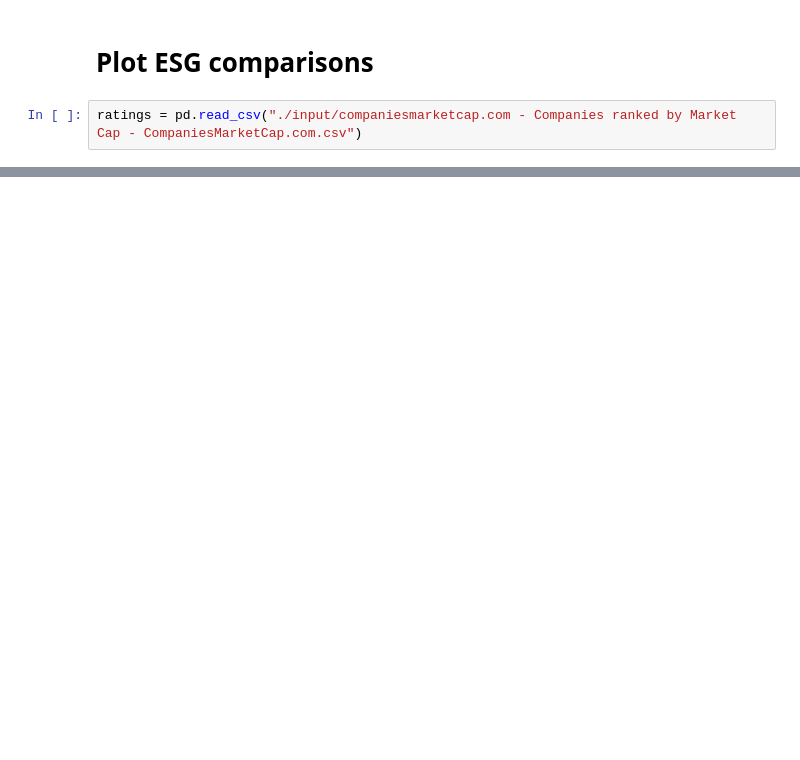
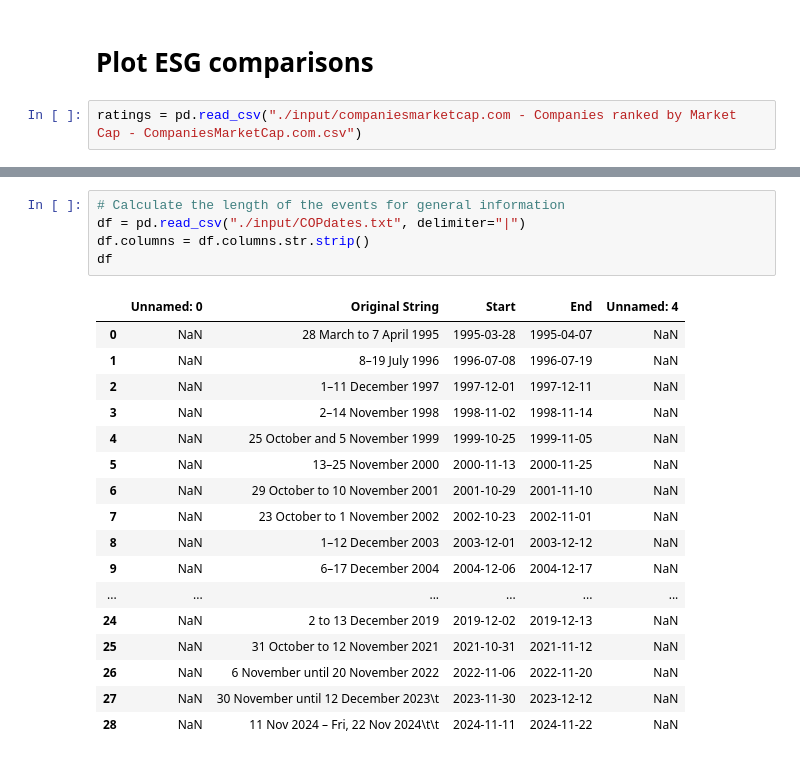
Before and after one commit to Rlamboll/HowStocksJudgeCops, a Jupyter notebook: 04_MakeTables.ipynb, the cells around one changed output, grey strips where cells are left out. Cells and saved outputs as stored; diff of their text form; blank space fills up the shorter version.

```diff
--- a/04_MakeTables.ipynb
+++ b/04_MakeTables.ipynb
@@ -258,0 +401,23 @@ ratings
+# %%
+# Calculate the length of the events for general information
+df = pd.read_csv("./input/COPdates.txt", delimiter="|")
+df.columns = df.columns.str.strip()
+df
+# %% [output]
+|  | Unnamed: 0 | Original String | Start | End | Unnamed: 4 |
+| 0 | NaN | 28 March to 7 April 1995 | 1995-03-28 | 1995-04-07 | NaN |
+| 1 | NaN | 8–19 July 1996 | 1996-07-08 | 1996-07-19 | NaN |
+| 2 | NaN | 1–11 December 1997 | 1997-12-01 | 1997-12-11 | NaN |
+| 3 | NaN | 2–14 November 1998 | 1998-11-02 | 1998-11-14 | NaN |
+| 4 | NaN | 25 October and 5 November 1999 | 1999-10-25 | 1999-11-05 | NaN |
+| 5 | NaN | 13–25 November 2000 | 2000-11-13 | 2000-11-25 | NaN |
+| 6 | NaN | 29 October to 10 November 2001 | 2001-10-29 | 2001-11-10 | NaN |
+| 7 | NaN | 23 October to 1 November 2002 | 2002-10-23 | 2002-11-01 | NaN |
+| 8 | NaN | 1–12 December 2003 | 2003-12-01 | 2003-12-12 | NaN |
+| 9 | NaN | 6–17 December 2004 | 2004-12-06 | 2004-12-17 | NaN |
+| ... | ... | ... | ... | ... | ... |
+| 24 | NaN | 2 to 13 December 2019 | 2019-12-02 | 2019-12-13 | NaN |
+| 25 | NaN | 31 October to 12 November 2021 | 2021-10-31 | 2021-11-12 | NaN |
+| 26 | NaN | 6 November until 20 November 2022 | 2022-11-06 | 2022-11-20 | NaN |
+| 27 | NaN | 30 November until 12 December 2023\t | 2023-11-30 | 2023-12-12 | NaN |
+| 28 | NaN | 11 Nov 2024 – Fri, 22 Nov 2024\t\t | 2024-11-11 | 2024-11-22 | NaN |
```
Also changed, not shown: parts of 15 cells of this notebook, 2 other files.
